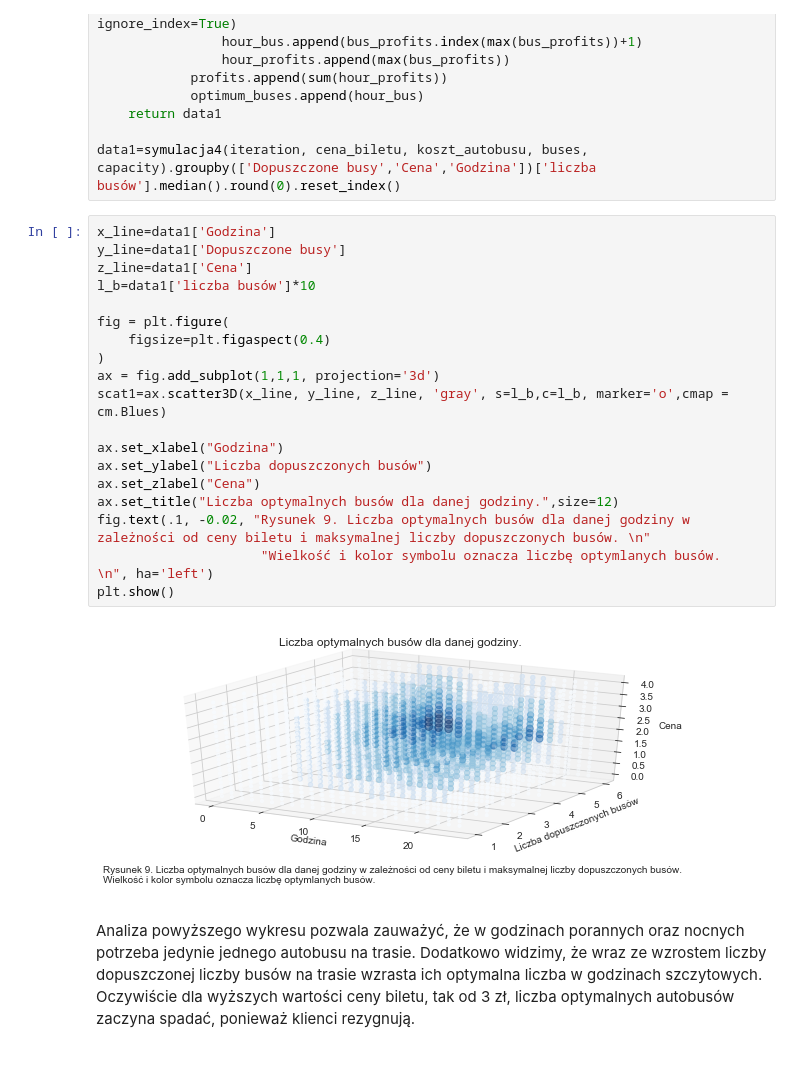
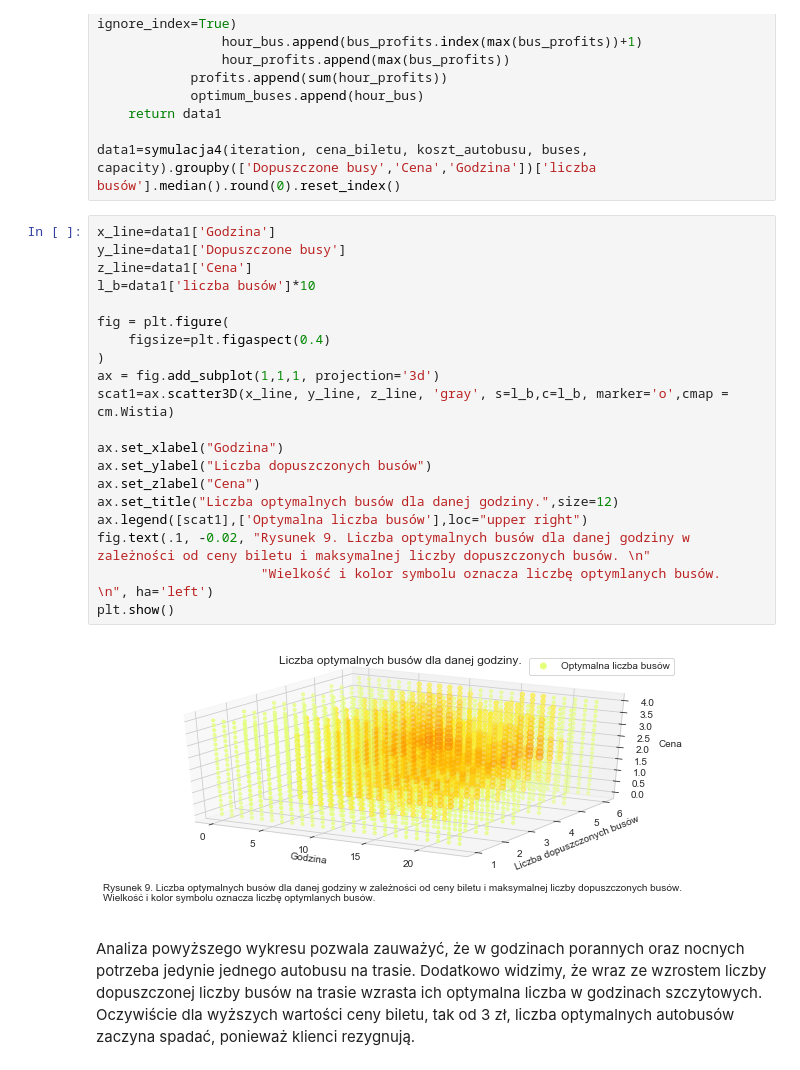
Before and after one commit to fmordarski/Passengers-simulation, a Jupyter notebook: Raport_MZK.ipynb, the cells around one changed output. Drawn from its saved outputs; the diff is of its cells as text.

```diff
--- a/Raport_MZK.ipynb
+++ b/Raport_MZK.ipynb
@@ -620,23 +620,24 @@ data1=symulacja4(iteration, cena_biletu, koszt_autobusu, buses, capacity).groupb
 # %%
 x_line=data1['Godzina']
 y_line=data1['Dopuszczone busy']
 z_line=data1['Cena']
 l_b=data1['liczba busów']*10
 
 fig = plt.figure(
     figsize=plt.figaspect(0.4)
 )
 ax = fig.add_subplot(1,1,1, projection='3d')
-scat1=ax.scatter3D(x_line, y_line, z_line, 'gray', s=l_b,c=l_b, marker='o',cmap = cm.Blues)
+scat1=ax.scatter3D(x_line, y_line, z_line, 'gray', s=l_b,c=l_b, marker='o',cmap = cm.Wistia)
 
 ax.set_xlabel("Godzina")
 ax.set_ylabel("Liczba dopuszczonych busów")
 ax.set_zlabel("Cena")
 ax.set_title("Liczba optymalnych busów dla danej godziny.",size=12)
+ax.legend([scat1],['Optymalna liczba busów'],loc="upper right")
 fig.text(.1, -0.02, "Rysunek 9. Liczba optymalnych busów dla danej godziny w zależności od ceny biletu i maksymalnej liczby dopuszczonych busów. \n"
                      "Wielkość i kolor symbolu oznacza liczbę optymlanych busów.  \n", ha='left')
 plt.show()
 # %% [output]
-[figure, old version]
+[figure, new version]
 # %% [markdown]
 Analiza powyższego wykresu pozwala zauważyć, że w godzinach porannych oraz nocnych potrzeba jedynie jednego autobusu na trasie. Dodatkowo widzimy, że wraz ze wzrostem liczby dopuszczonej liczby busów na trasie wzrasta ich optymalna liczba w godzinach szczytowych. Oczywiście dla wyższych wartości ceny biletu, tak od 3 zł, liczba optymalnych autobusów zaczyna spadać, ponieważ klienci rezygnują.
```
Also changed, not shown: parts of 16 cells of this notebook.
